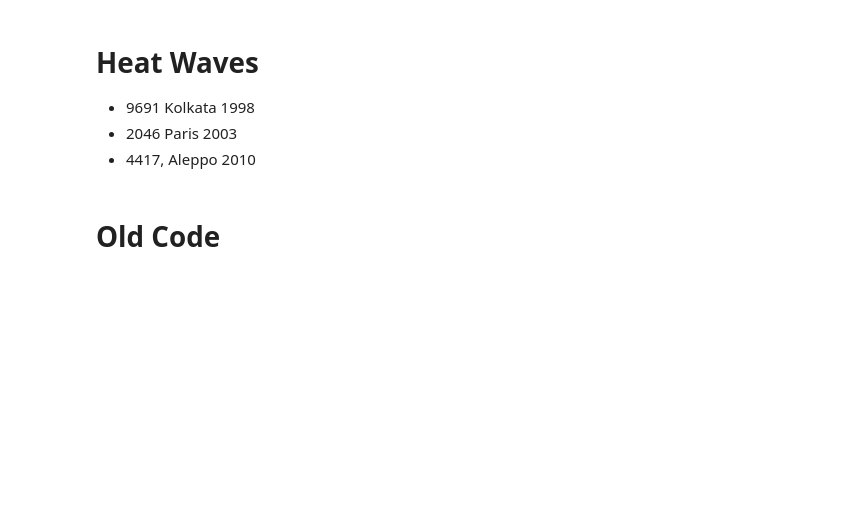
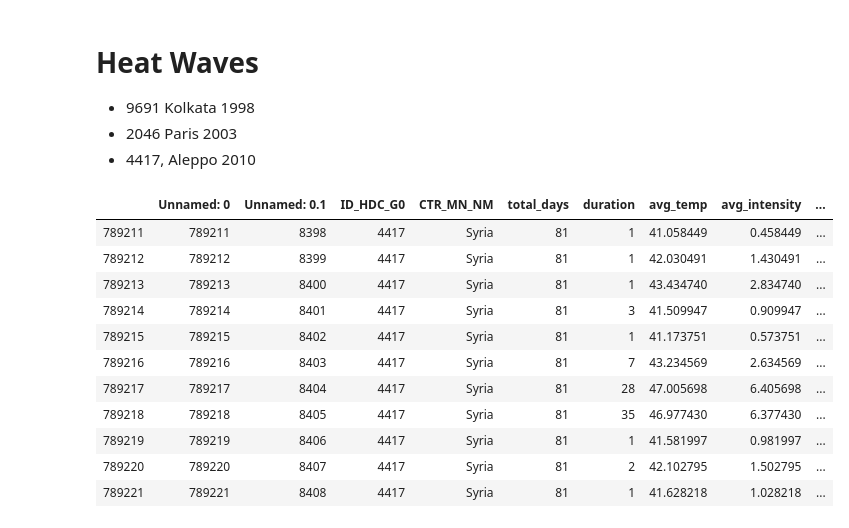
Before and after one commit to ecohydro/GlobalUrbanHeat, a Jupyter notebook: Notebooks/cpt_MS_calculations_ERA5_RH.ipynb, the cells around one changed output. Cells and saved outputs as stored; diff of their text form; code cells hidden in the pictures; blank space fills up the shorter version.

```diff
--- a/Notebooks/cpt_MS_calculations_ERA5_RH.ipynb
+++ b/Notebooks/cpt_MS_calculations_ERA5_RH.ipynb
@@ -324,6 +375,17 @@ def select_city_year(df, city_id, year):
 # %%
 aleppo = select_city_year(ALL_DATA, 4417, 2010)
 # %%
-aleppo.loc[669069]
+aleppo
+# %% [output]
+|  | Unnamed: 0 | Unnamed: 0.1 | ID_HDC_G0 | CTR_MN_NM | total_days | duration | avg_temp | avg_intensity | ... |
+| 789211 | 789211 | 8398 | 4417 | Syria | 81 | 1 | 41.058449 | 0.458449 | ... |
+| 789212 | 789212 | 8399 | 4417 | Syria | 81 | 1 | 42.030491 | 1.430491 | ... |
+| 789213 | 789213 | 8400 | 4417 | Syria | 81 | 1 | 43.434740 | 2.834740 | ... |
+| 789214 | 789214 | 8401 | 4417 | Syria | 81 | 3 | 41.509947 | 0.909947 | ... |
+| 789215 | 789215 | 8402 | 4417 | Syria | 81 | 1 | 41.173751 | 0.573751 | ... |
+| 789216 | 789216 | 8403 | 4417 | Syria | 81 | 7 | 43.234569 | 2.634569 | ... |
+| 789217 | 789217 | 8404 | 4417 | Syria | 81 | 28 | 47.005698 | 6.405698 | ... |
+| 789218 | 789218 | 8405 | 4417 | Syria | 81 | 35 | 46.977430 | 6.377430 | ... |
+| 789219 | 789219 | 8406 | 4417 | Syria | 81 | 1 | 41.581997 | 0.981997 | ... |
+| 789220 | 789220 | 8407 | 4417 | Syria | 81 | 2 | 42.102795 | 1.502795 | ... |
+| 789221 | 789221 | 8408 | 4417 | Syria | 81 | 1 | 41.628218 | 1.028218 | ... |
-# %% [markdown]
-# Old Code
```
Also changed, not shown: parts of 44 cells of this notebook.
